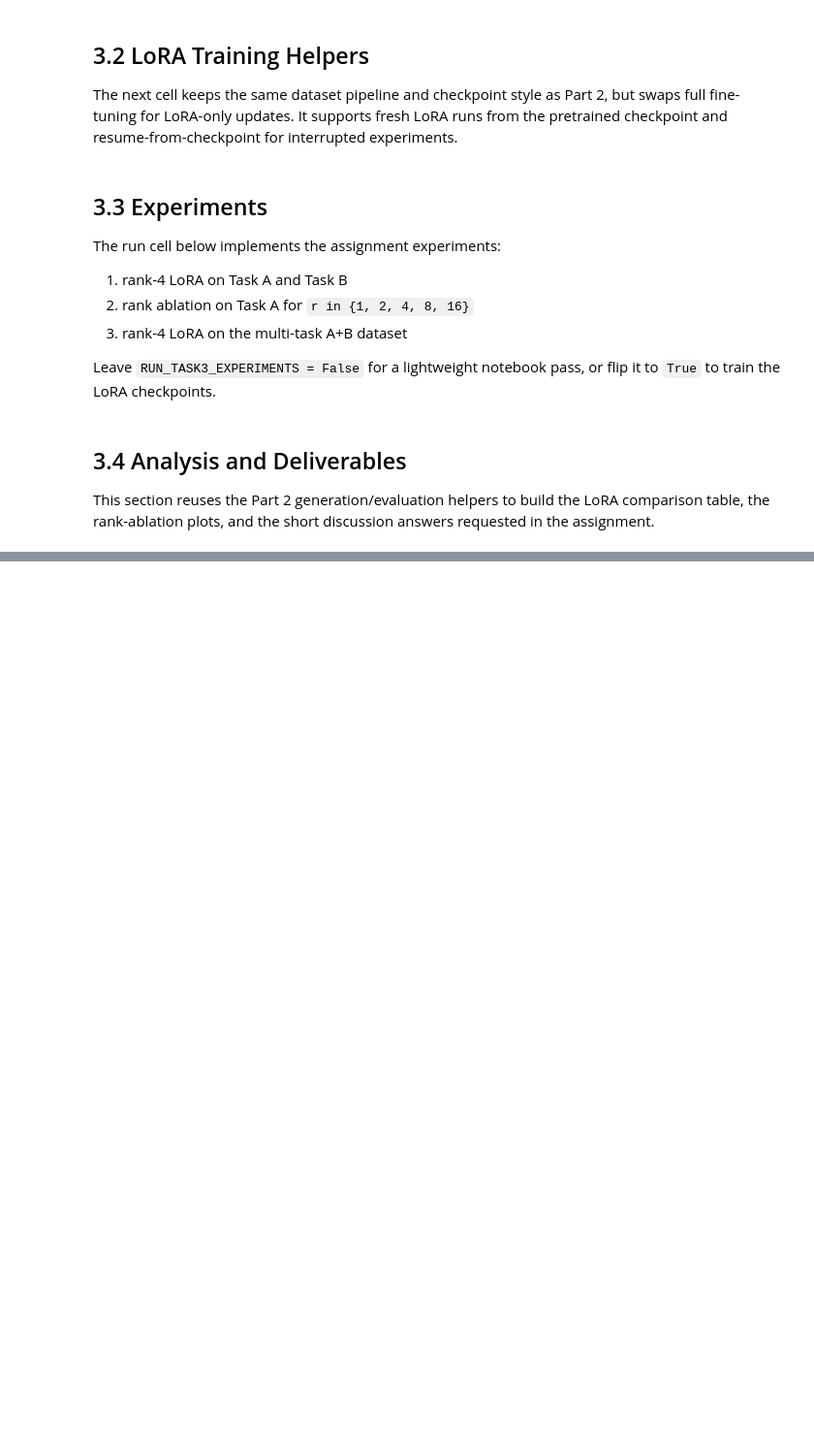
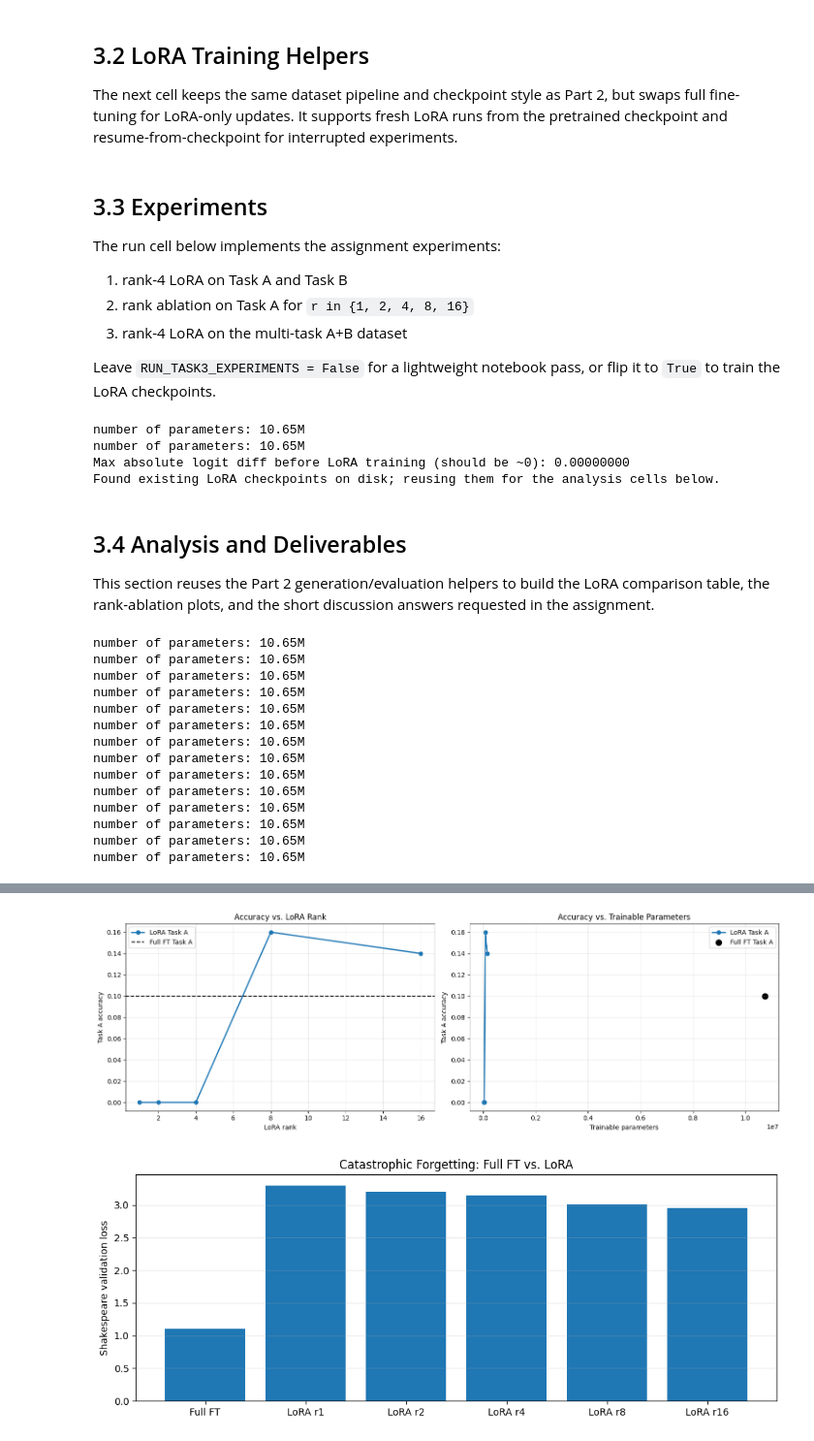
Before and after one commit to maaxhe/foundations_NLP, a Jupyter notebook: final_assignment_advanced/notebook_advanced.ipynb, the cells around one changed output, grey strips where cells are left out. Shown at 97% size. Cells and saved outputs as stored; diff of their text form; code cells hidden in the pictures; blank space fills up the shorter version.

Commit message:
before editing

```diff
--- a/final_assignment_advanced/notebook_advanced.ipynb
+++ b/final_assignment_advanced/notebook_advanced.ipynb
@@ -3062,6 +3290,8 @@ task3_sanity_max_diff = lora_zero_init_max_diff(
 )
 print(f"Max absolute logit diff before LoRA training (should be ~0): {task3_sanity_max_diff:.8f}")
 
+all_task3_checkpoints_present = all(os.path.exists(cfg["ckpt"]) for cfg in TASK3_CHECKPOINTS.values())
+
 if RUN_TASK3_EXPERIMENTS:
     old_state = snapshot_globals(TASK3_OVERRIDE_KEYS)
     try:
@@ -3091,8 +3321,15 @@ if RUN_TASK3_EXPERIMENTS:
             task3_elapsed_minutes[cfg["label"]] = elapsed_minutes
     finally:
         restore_globals(old_state)
+elif all_task3_checkpoints_present:
+    print("Found existing LoRA checkpoints on disk; reusing them for the analysis cells below.")
 else:
     print("Set RUN_TASK3_EXPERIMENTS = True to launch the LoRA experiments.")
+# %% [output]
+number of parameters: 10.65M
+number of parameters: 10.65M
+Max absolute logit diff before LoRA training (should be ~0): 0.00000000
+Found existing LoRA checkpoints on disk; reusing them for the analysis cells below.
 # %% [markdown]
 ## 3.4 Analysis and Deliverables
 
@@ -3105,7 +3342,18 @@ def history_best_val(history):
     return float(min(val_losses)) if len(val_losses) else np.nan
 
 
+
+def history_elapsed_minutes(history, fallback_key=None):
+    if history is not None and "elapsed_minutes" in history:
+        return float(history["elapsed_minutes"])
+    if fallback_key is not None and "task2_elapsed_minutes" in globals():
+        return float(task2_elapsed_minutes.get(fallback_key, np.nan))
+    return np.nan
+
+
 FULL_FT_TRAINABLE_PARAMS = count_total_parameters(loaded_models["Single-task A"][0])
+full_ft_task_a_minutes = history_elapsed_minutes(history_a, fallback_key="Single-task A")
+full_ft_task_ab_minutes = history_elapsed_minutes(history_ab, fallback_key="Multi-task A+B")
 
 task3_rows = [
     {
@@ -3117,7 +3365,7 @@ task3_rows = [
         "Task A Acc.": float(results[results["Setup"] == "Single-task A"]["Task A Acc."].iloc[0]),
         "Task B Acc.": float(results[results["Setup"] == "Single-task A"]["Task B Acc."].iloc[0]),
         "Shakespeare Val Loss": history_best_val(history_a),
-        "Time (min)": np.nan,
+        "Time (min)": full_ft_task_a_minutes,
     },
     {
         "Setup": "Full FT Multi-task A+B",
@@ -3128,7 +3376,7 @@ task3_rows = [
         "Task A Acc.": float(results[results["Setup"] == "Multi-task A+B"]["Task A Acc."].iloc[0]),
         "Task B Acc.": float(results[results["Setup"] == "Multi-task A+B"]["Task B Acc."].iloc[0]),
         "Shakespeare Val Loss": history_best_val(history_ab),
-        "Time (min)": np.nan,
+        "Time (min)": full_ft_task_ab_minutes,
     },
 ]
 
@@ -3247,3 +3495,18 @@ if not task3_results.empty:
         plt.show()
 else:
     display(Markdown("Run the Task 3 checkpoints first, then rerun this cell for the analysis table and plots."))
+# %% [output]
+number of parameters: 10.65M
+number of parameters: 10.65M
+number of parameters: 10.65M
+number of parameters: 10.65M
+number of parameters: 10.65M
+number of parameters: 10.65M
+number of parameters: 10.65M
+number of parameters: 10.65M
+number of parameters: 10.65M
+number of parameters: 10.65M
+number of parameters: 10.65M
+number of parameters: 10.65M
+number of parameters: 10.65M
+number of parameters: 10.65M
@@ -3250,3 +3523,5 @@ else:
+[figure, added]
+[figure, added]
 # %%
 from IPython.display import Markdown, display
 
```
Also changed, not shown: parts of 23 cells of this notebook, 16 other files.
